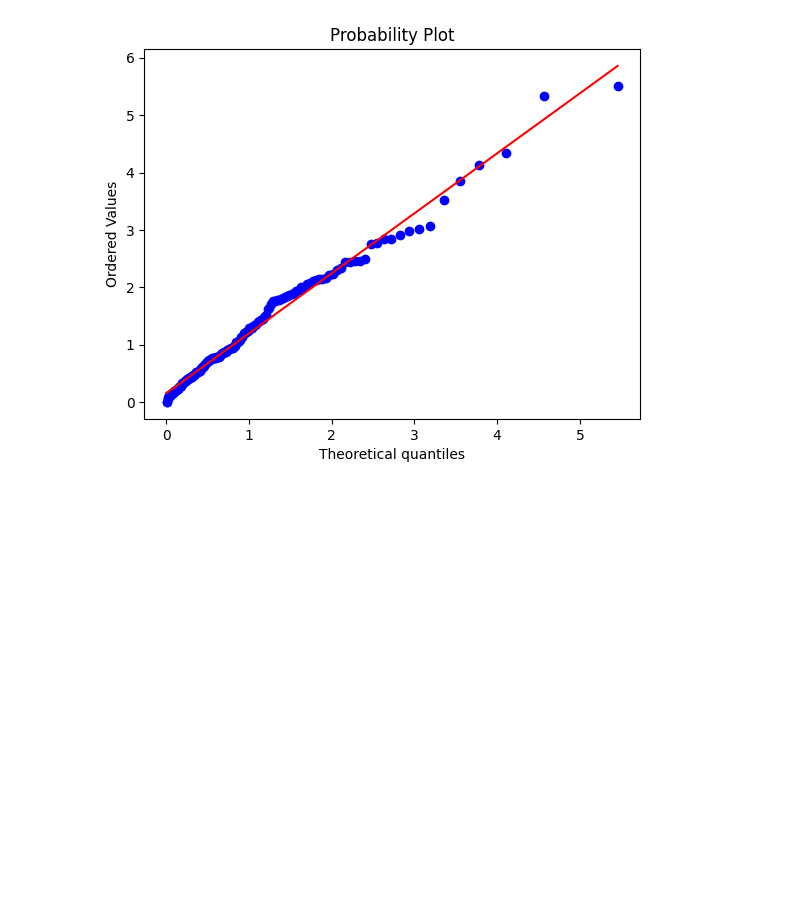
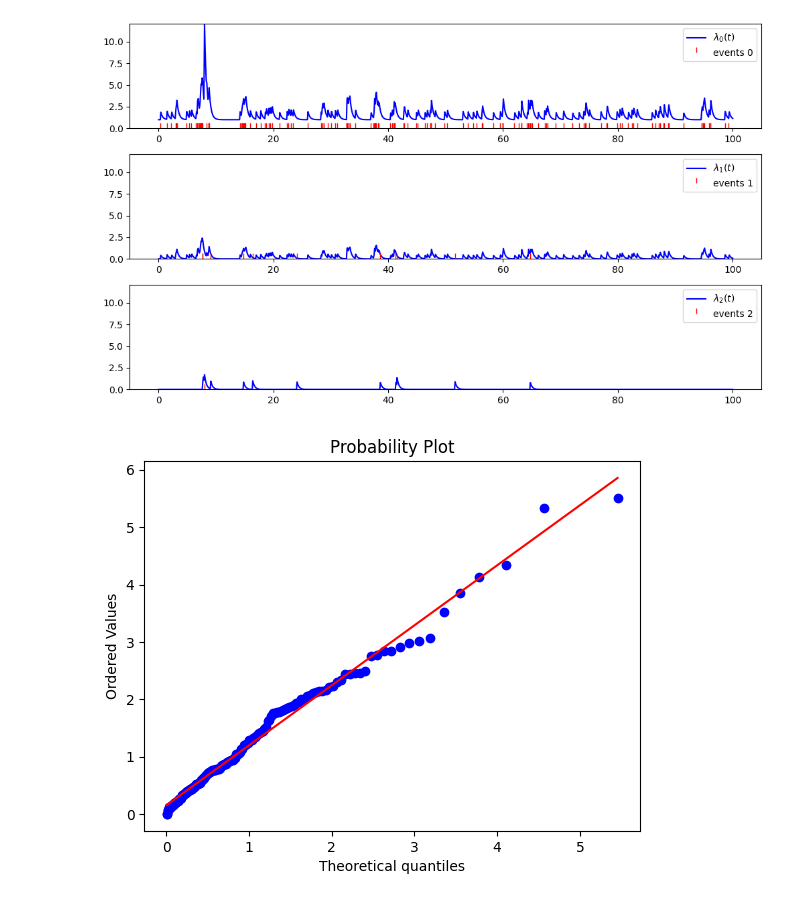
Before and after one commit to gaetanX21/hf-volatility, a Jupyter notebook: src/utils/simulate.ipynb, the cells around one changed output. Cells and saved outputs as stored; diff of their text form; code cells hidden in the pictures; blank space fills up the shorter version.

```diff
--- a/src/utils/simulate.ipynb
+++ b/src/utils/simulate.ipynb
@@ -6,7 +6,10 @@ from scipy import stats
 import pandas as pd
 # %%
 class MultiHawkesProcess:
+
     # Implements Algo 1 from https://www.math.fsu.edu/~ychen/research/multiHawkes.pdf
+    # possible improvement: numpy arrays instead of lists
+
     def __init__(self, mus, alphas, betas) -> None:
         self.M = len(mus) # number of dimensions
         self.mus = mus
@@ -16,41 +19,60 @@ class MultiHawkesProcess:
     def get_rate(self, m, events, t):
         res = self.mus[m]
         for n in range(self.M):
             for t_i in events[n]:
-                res += self.alphas[m][n] * np.exp(-self.betas[m][n] * (t - t_i))
+                if t_i < t:
+                    res += self.alphas[m][n] * np.exp(-self.betas[m][n] * (t - t_i))
         return res
 
     def get_rate_sum(self, events, t):
         return sum([self.get_rate(m, events, t) for m in range(self.M)])
 
     def simulate(self, T):
         s = 0
         events = [[] for i in range(self.M)]
-        # events = np.empty((self.M, 0))
         while s < T:
             lambda_bar = self.get_rate_sum(events, s)
             e = np.random.exponential(1/lambda_bar)
             s += e
             D = np.random.rand()
             ratio = self.get_rate_sum(events, s) / lambda_bar
             if D < ratio:
                 k = 0
                 new_sum = self.get_rate(k, events, s)
                 while D*lambda_bar > new_sum:
                     k += 1
                     new_sum += self.get_rate(k, events, s)
-                events[k].append(s)
-                # events[k] = np.append(events[k], s)
+                if s < T:
+                    events[k].append(s)
 
         return events
 
-mus = [0.1, 0.2]
-alphas = [[0.1, 0.2], [0.2, 0.1]]
-betas = [[0.1, 0.2], [0.2, 0.1]]
+    def plot(self, events, T, n_points=1000):
+        T_range = np.linspace(0, T, n_points)
+        rates = [[self.get_rate(m, events, t) for t in T_range] for m in range(self.M)]
+        fig, axs = plt.subplots(self.M, 1, figsize=(10, 6))
+        max_rate = max([max(r) for r in rates])
+
+        for i in range(self.M):
+            ax = axs[i]
+            ax.plot(T_range, rates[i], label=f'$\\lambda_{i}(t)$', c='blue')
+            ax.plot(events[i], [0]*len(events[i]), marker=2, ls='', label=f'events {i}', c='red')
+            ax.legend()
+            ax.set_ylim(0, max_rate)
+
+        plt.tight_layout()
+        plt.show()
+
+mus = [1, 0, 0]
+alphas = [[1, 0, 10], [0.5, 0, 0], [0, 1, 1]]
+betas = [[3, 3, 3], [3, 3, 3], [3, 3, 3]]
 
 hawkes = MultiHawkesProcess(mus, alphas, betas)
-T = 10
+T = 100
 events = hawkes.simulate(T)
+hawkes.plot(events, T)
+# %% [output]
+[figure, added]
 # %%
 mu, alpha, beta = 1.6, 2.4, 11
 hwk = HawkesProcess(mu, alpha, beta)
```
Also changed, not shown: 1 other file.
